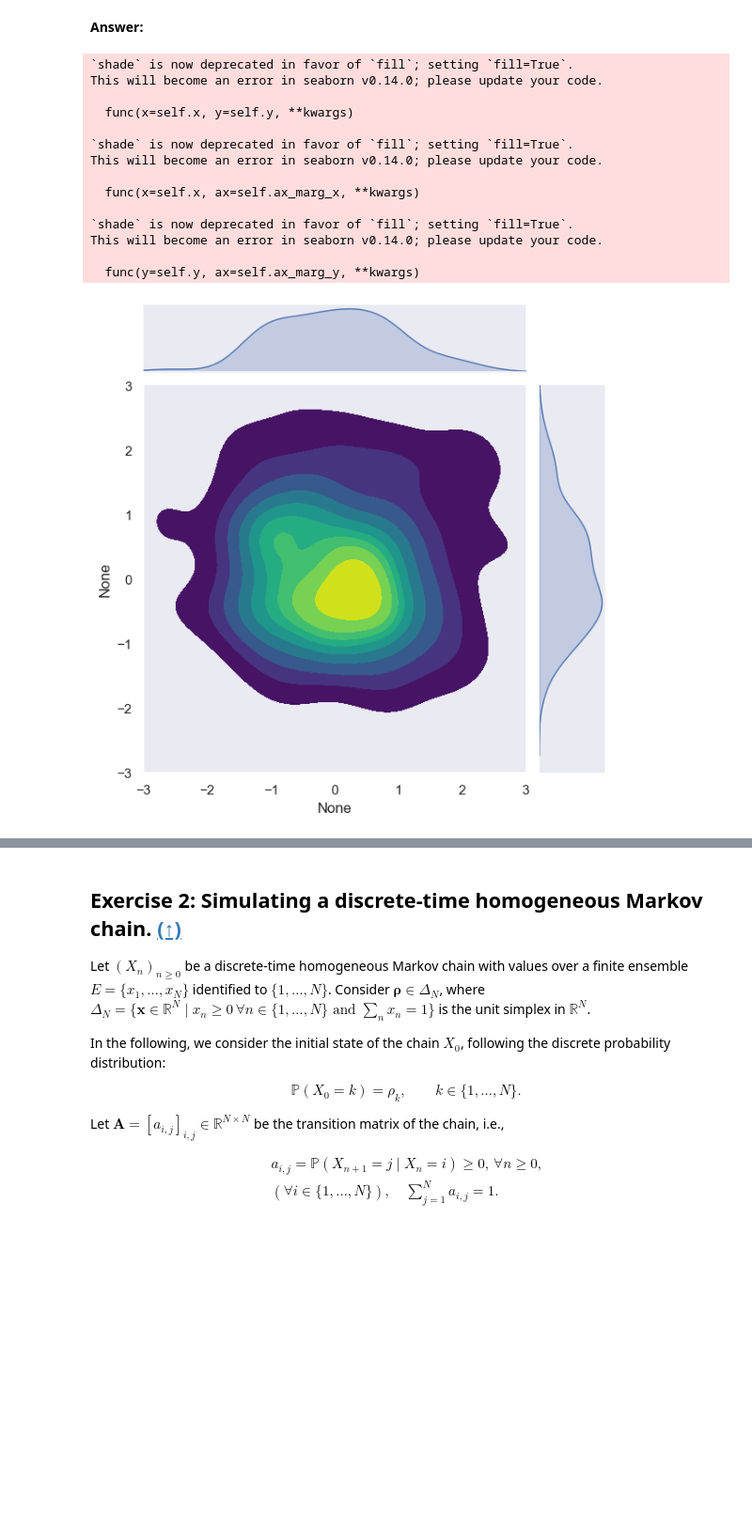
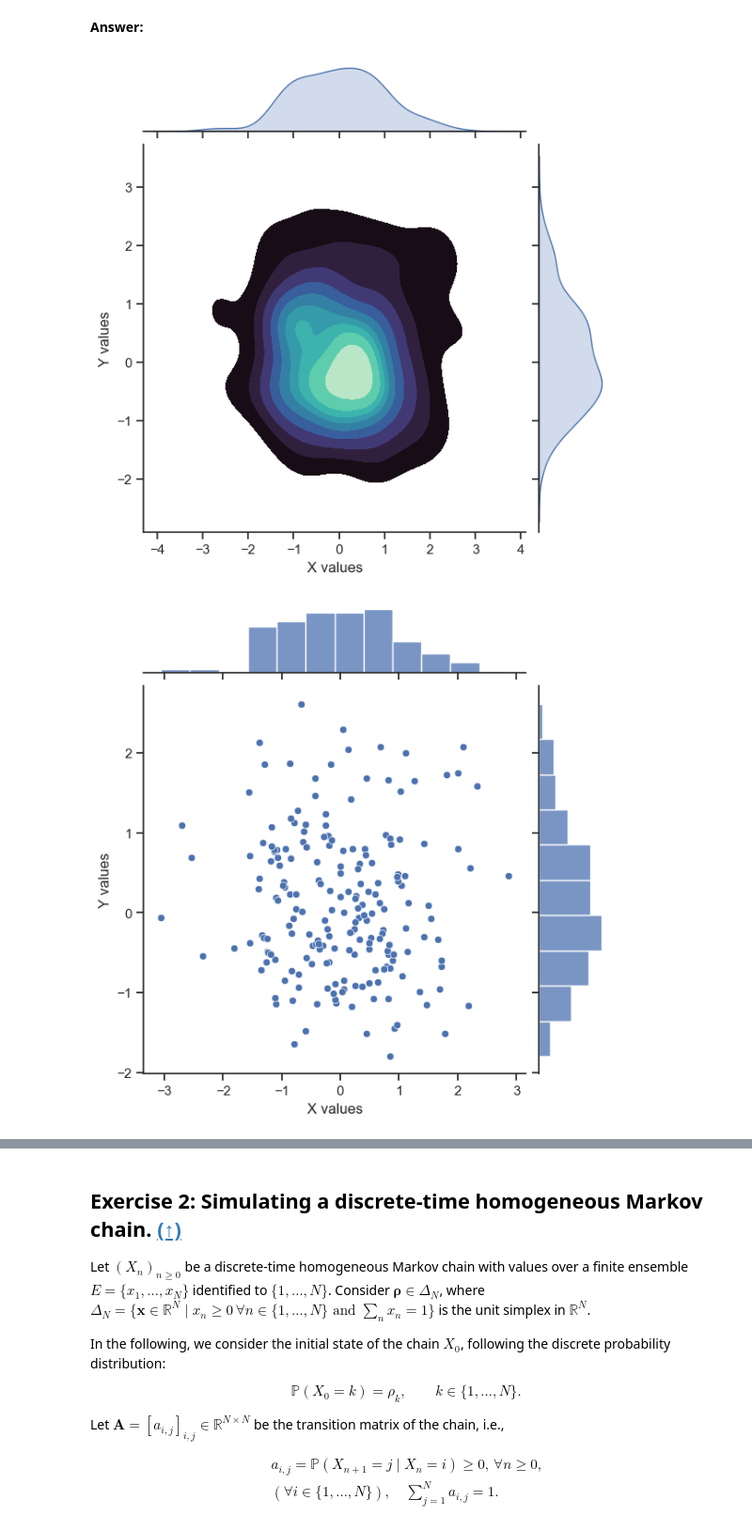
Before and after one commit to farahamorri/python_sdia, a Jupyter notebook: Labs/Lab5/lab5.ipynb, the cells around one changed output, grey strips where cells are left out. Shown at 94% size. Drawn from its saved outputs; the diff is of its cells as text; code cells hidden in the pictures; blank space fills up the shorter version.

```diff
--- a/Labs/Lab5/lab5.ipynb
+++ b/Labs/Lab5/lab5.ipynb
@@ -138,39 +138,33 @@ This will become an error in seaborn v0.14.0; please update your code.
 2. For one of the realizations, take a look at the documentation of [`sns.jointplot`](https://seaborn.pydata.org/examples/joint_kde.html) to display both the 2-D empirical distribution of the data, and 1D histograms of their distribution along each axis.
 # %% [markdown]
 **Answer:**
-# %%
-import matplotlib.pyplot as plt
-import numpy as np
-import seaborn as sns
-
-sns.set(style="dark")
-rng = np.random.default_rng(50)
-
-# Draw one sample of x, y
-x, y = rng.normal(size=(2, 200))
-
-# Create a jointplot showing both the bivariate KDE and the marginal KDEs
-g = sns.jointplot(x=x, y=y, kind="kde",
-                  marginal_kws=dict(shade=True),  # kwargs passed to the marginals
-                  joint_kws=dict(cut=5, shade=True, cmap="viridis"))  # kwargs for the joint KDE
-
-# Optionally, set axis limits
-g.ax_joint.set(xlim=(-3, 3), ylim=(-3, 3))
-
-plt.show()
-# %% [output]
-`shade` is now deprecated in favor of `fill`; setting `fill=True`.
-This will become an error in seaborn v0.14.0; please update your code.
-
-  func(x=self.x, y=self.y, **kwargs)
-
-`shade` is now deprecated in favor of `fill`; setting `fill=True`.
-This will become an error in seaborn v0.14.0; please update your code.
-
-  func(x=self.x, ax=self.ax_marg_x, **kwargs)
-
-`shade` is now deprecated in favor of `fill`; setting `fill=True`.
-This will become an error in seaborn v0.14.0; please update your code.
-
-  func(y=self.y, ax=self.ax_marg_y, **kwargs)
-[figure, removed]
+# %%
+import numpy as np
+import seaborn as sns
+import matplotlib.pyplot as plt
+
+sns.set_theme(style="ticks")
+rng = np.random.default_rng(50)
+
+# Generate one bivariate Gaussian sample
+x, y = rng.normal(size=(2, 200))  # 200 points for smoother KDE
+# Create a jointplot of x and y
+g = sns.jointplot(
+    x=x,
+    y=y,
+    kind="kde",       # 2D KDE + marginal KDEs
+    fill=True,        # fill the contours
+    cmap="mako"       # color palette
+)
+
+e=sns.jointplot(x=x, y=y, kind="scatter")
+f=sns.jointplot(x=x, y=y, kind="reg")
+
+# Add axis labels
+g.set_axis_labels("X values", "Y values", fontsize=12)
+e.set_axis_labels("X values", "Y values", fontsize=12)
+f.set_axis_labels("X values", "Y values", fontsize=12)
+plt.show()
+# %% [output]
+[figure, added]
+[figure, added]
```
Also changed, not shown: parts of 1 cell of this notebook.
